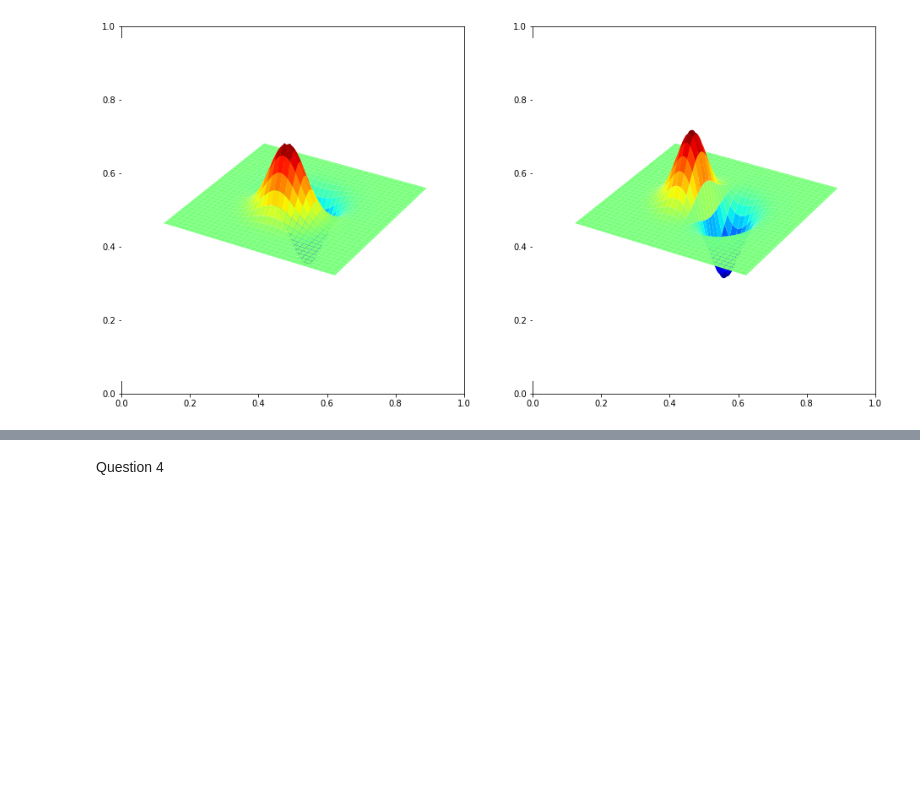
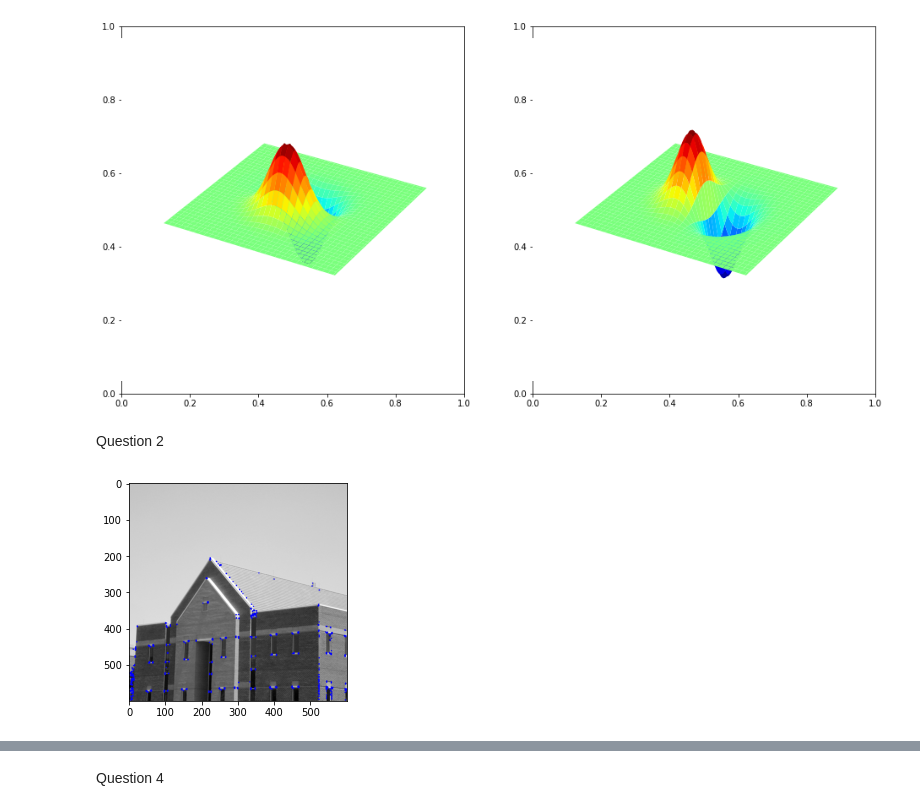
Before and after one commit to dulmi-99/Image-Processing-and-Machine-Vision, a Jupyter notebook: Exercises/Exerxise 4/190107T_Exercise_4.ipynb, the cells around one changed output, grey strips where cells are left out. Saved outputs shown, nothing was run; the diff lists cells and outputs as text; code cells hidden in the pictures; blank space fills up the shorter version.

```diff
--- a/Exercises/Exerxise 4/190107T_Exercise_4.ipynb
+++ b/Exercises/Exerxise 4/190107T_Exercise_4.ipynb
@@ -38,3 +38,26 @@ ax2.axis('off')
 plt.show()
 # %% [output]
 [figure]
+# %% [markdown]
+Question 2
+# %%
+import cv2 as cv
+import numpy as np
+import matplotlib.pyplot as plt
+
+image = cv.imread('building.tif',cv.IMREAD_COLOR)
+assert image is not None
+
+gray_im = cv.cvtColor(image,cv.COLOR_BGR2GRAY)
+gray_im = np.float32(gray_im)
+dst = cv.cornerHarris(gray_im,2,3,0.04)
+
+dst = cv.dilate(dst,None)
+image[dst > 0.01*dst.max()]=[0,0,255]
+
+
+
+plt.imshow(image,cmap='gray')
+plt.show()
+# %% [output]
+[figure, added]
```
Also changed, not shown: parts of 2 cells of this notebook.
